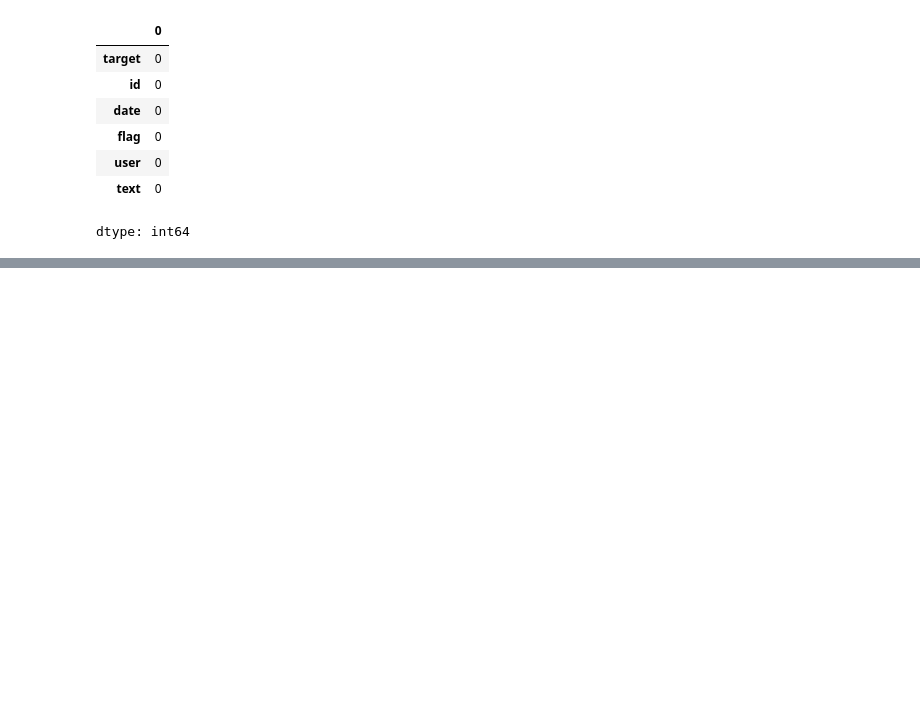
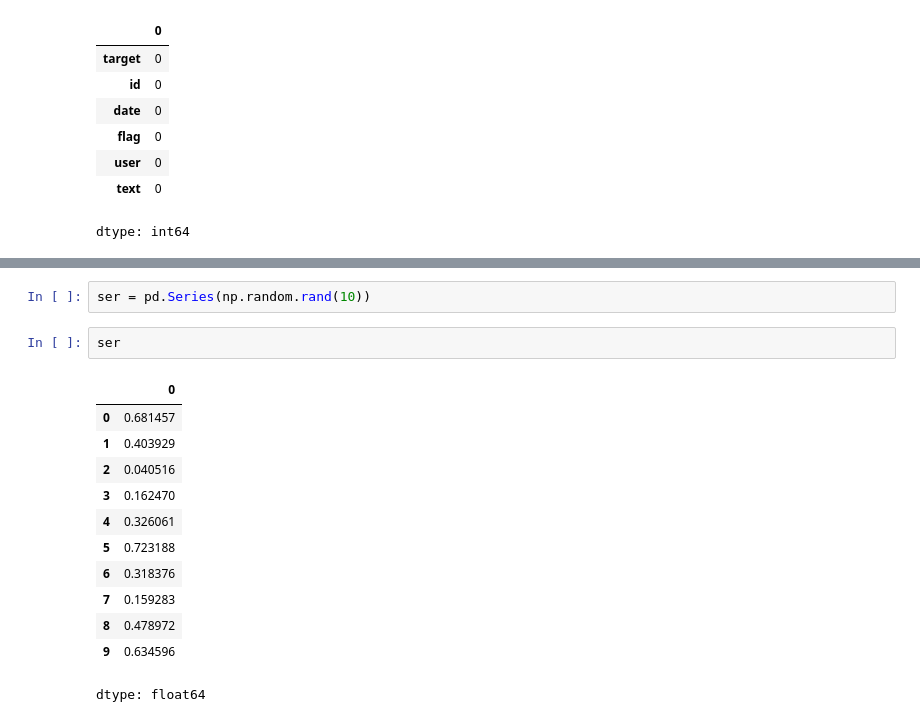
Before and after one commit to tanjinadnanabir/Scientific-Python, a Jupyter notebook: pandas_course.ipynb, the cells around one changed output, grey strips where cells are left out. Cells and saved outputs as stored; diff of their text form; blank space fills up the shorter version.

```diff
--- a/pandas_course.ipynb
+++ b/pandas_course.ipynb
@@ -60,0 +135,17 @@ dtype: int64
+# %%
+ser = pd.Series(np.random.rand(10))
+# %%
+ser
+# %% [output]
+|  | 0 |
+| 0 | 0.681457 |
+| 1 | 0.403929 |
+| 2 | 0.040516 |
+| 3 | 0.162470 |
+| 4 | 0.326061 |
+| 5 | 0.723188 |
+| 6 | 0.318376 |
+| 7 | 0.159283 |
+| 8 | 0.478972 |
+| 9 | 0.634596 |
+dtype: float64
```
Also changed, not shown: parts of 10 cells of this notebook.
